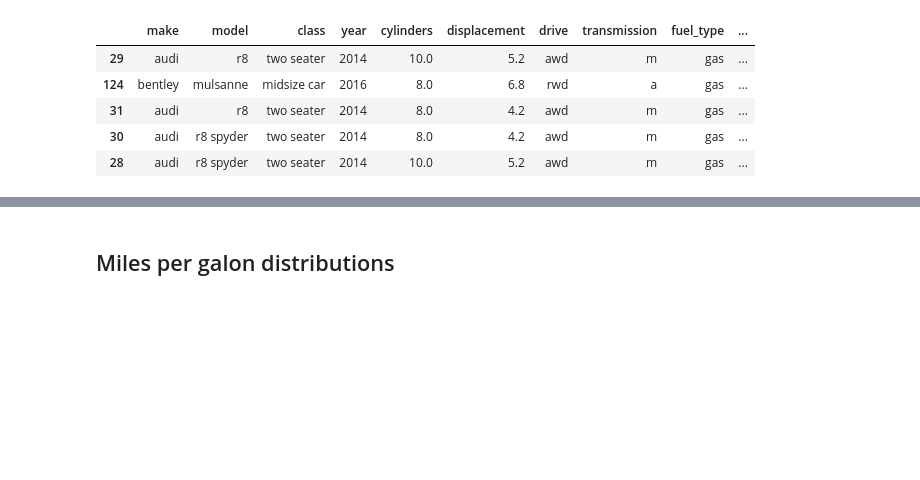
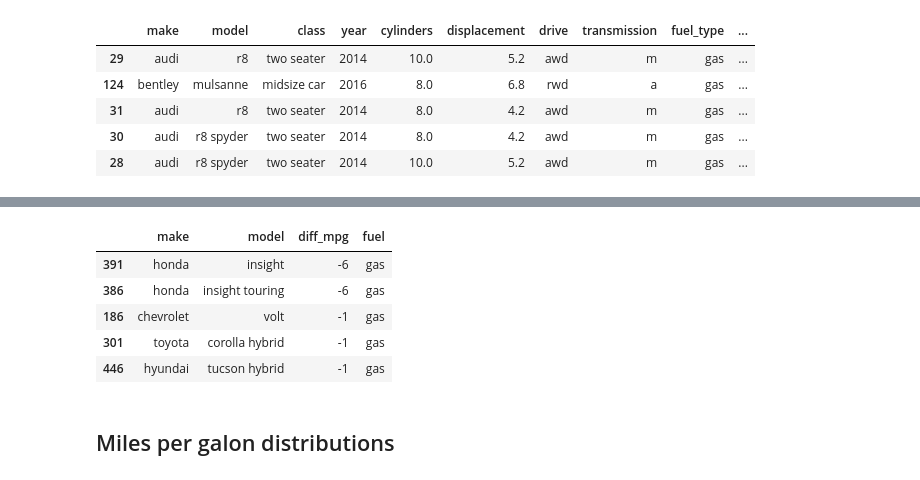
Before and after one commit to anmar36a/Data-Analysis, a Jupyter notebook: Car_Fuel_Efficiency.ipynb, the cells around one changed output, grey strips where cells are left out. Cells and saved outputs as stored; diff of their text form; code cells hidden in the pictures; blank space fills up the shorter version.

```diff
--- a/Car_Fuel_Efficiency.ipynb
+++ b/Car_Fuel_Efficiency.ipynb
@@ -226,3 +233,10 @@ df_sorted.tail()
 | 31 | audi | r8 | two seater | 2014 | 8.0 | 4.2 | awd | m | gas | ... |
 | 30 | audi | r8 spyder | two seater | 2014 | 8.0 | 4.2 | awd | m | gas | ... |
 | 28 | audi | r8 spyder | two seater | 2014 | 10.0 | 5.2 | awd | m | gas | ... |
+# %%
+# Differences between city and highway fuel consumption
+diff_mpg = pd.DataFrame({'make': df['make'],
+                         'model': df['model'],
+                         'diff_mpg': df['highway_mpg'] - df['city_mpg'],
+                         'fuel': df['fuel_type']})
+diff_mpg.describe()
@@ -229,3 +253,13 @@ df_sorted.tail()
+# %%
+# Find the cars that consume more in the cities
+diff_mpg.sort_values('diff_mpg').head()
+# %% [output]
+|  | make | model | diff_mpg | fuel |
+| 391 | honda | insight | -6 | gas |
+| 386 | honda | insight touring | -6 | gas |
+| 186 | chevrolet | volt | -1 | gas |
+| 301 | toyota | corolla hybrid | -1 | gas |
+| 446 | hyundai | tucson hybrid | -1 | gas |
 # %% [markdown]
 ## Miles per galon distributions
 # %%
```
Also changed, not shown: parts of 20 cells of this notebook.
